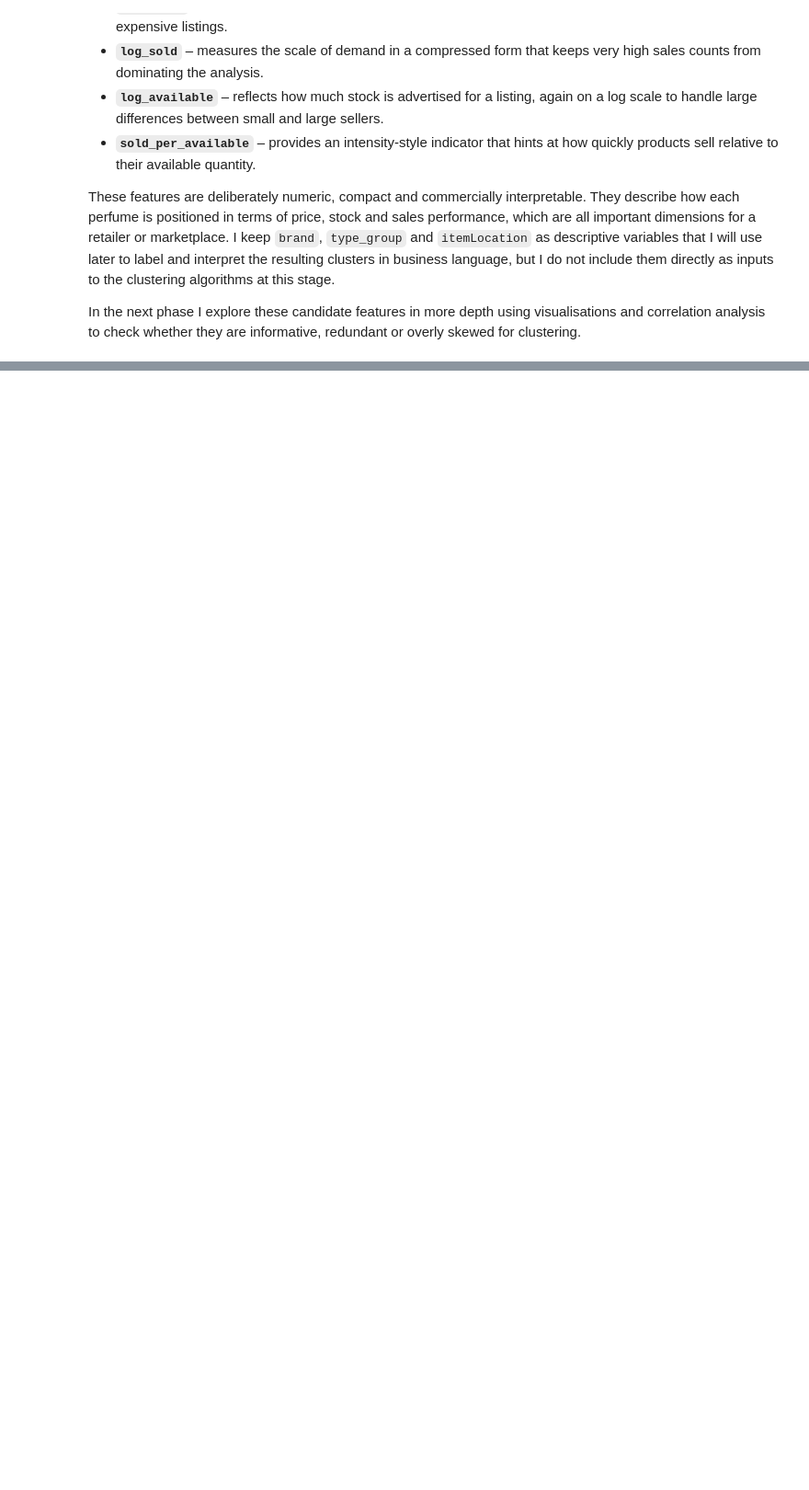
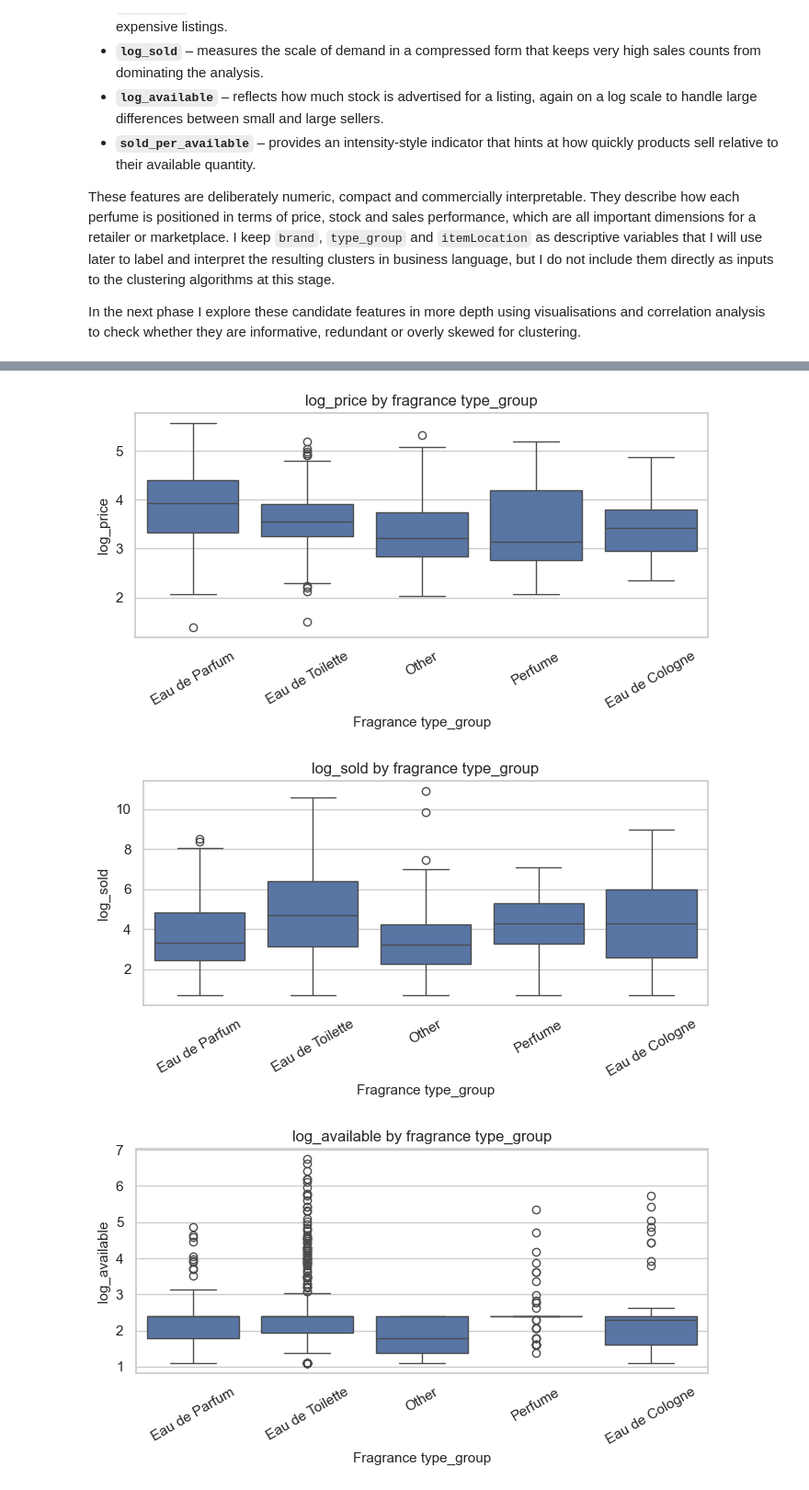
Before and after one commit to OmerTDK/scenttech-fragrance-clustering, a Jupyter notebook: main.ipynb, the cells around one changed output, grey strips where cells are left out. Shown at 92% size. Cells and saved outputs as stored; diff of their text form; code cells hidden in the pictures; blank space fills up the shorter version.

```diff
--- a/main.ipynb
+++ b/main.ipynb
@@ -326,0 +411,16 @@ In the next phase I explore these candidate features in more depth using visuali
+# %%
+features_for_box = ["log_price", "log_sold", "log_available"]
+
+for feat in features_for_box:
+    plt.figure(figsize=(7, 4))
+    sns.boxplot(data=df_clean, x="type_group", y=feat)
+    plt.title(f"{feat} by fragrance type_group")
+    plt.xlabel("Fragrance type_group")
+    plt.ylabel(feat)
+    plt.xticks(rotation=30)
+    plt.tight_layout()
+    plt.show()
+# %% [output]
+[figure, added]
+[figure, added]
+[figure, added]
```
Also changed, not shown: parts of 8 cells of this notebook.
